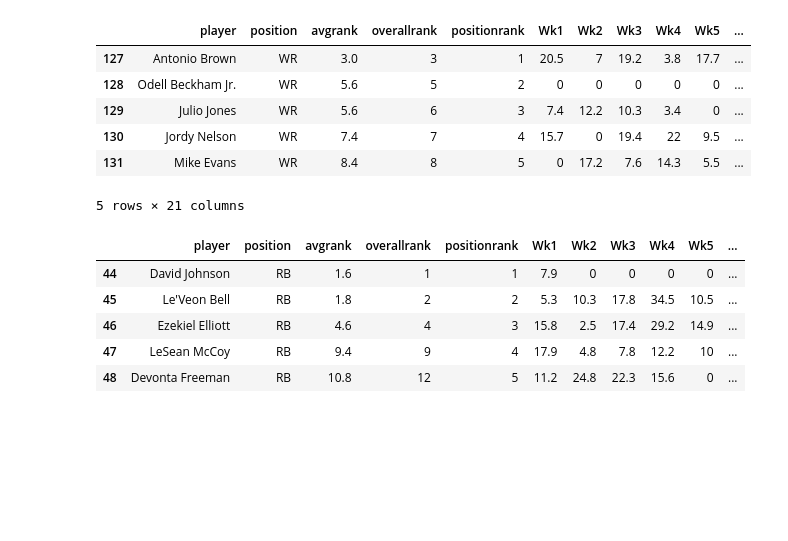
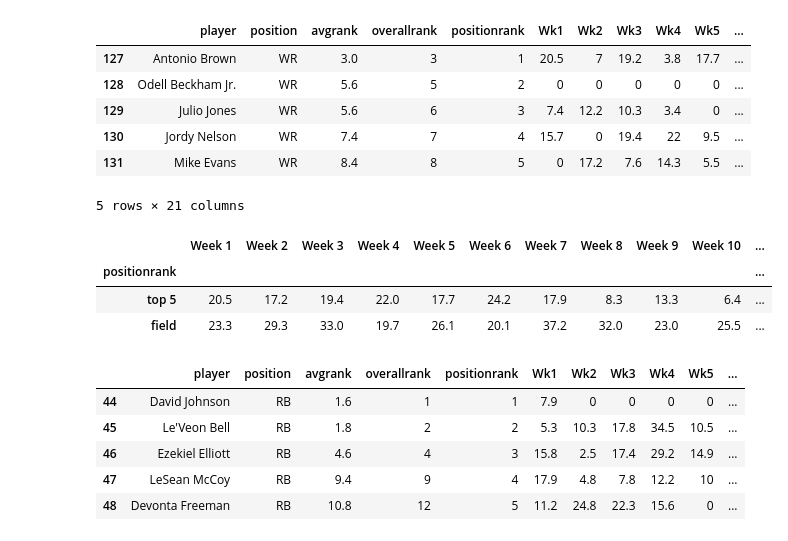
Before and after one commit to MTMUTH/Group_Project_01, a Jupyter notebook: FFL_CleanData-Copy1.ipynb, the cells around one changed output. Cells and saved outputs as stored; diff of their text form; code cells hidden in the pictures; blank space fills up the shorter version.

```diff
--- a/FFL_CleanData-Copy1.ipynb
+++ b/FFL_CleanData-Copy1.ipynb
@@ -226,3 +231,36 @@ dfwr.iloc[:5]
 | 130 | Jordy Nelson | WR | 7.4 | 7 | 4 | 15.7 | 0 | 19.4 | 22 | 9.5 | ... |
 | 131 | Mike Evans | WR | 8.4 | 8 | 5 | 0 | 17.2 | 7.6 | 14.3 | 5.5 | ... |
 5 rows × 21 columns
+# %%
+#WR Establish bins
+#Used Top 6 WRs due to ODell Beckham Jr. being out the entire season
+bins = [0,6,60]
+bin_names = ["top 5","field"]
+
+#Categorize the WRs using the position rank bins
+grouped_WR = dfwr.groupby(pd.cut(dfwr["positionrank"],bins,labels=bin_names))
+
+#WR Weekly Summary Table
+WR_Weekly_Summary=pd.DataFrame({"Week 1":grouped_WR["Wk1"].max(),
+                               "Week 2":grouped_WR["Wk2"].max(),
+                               "Week 3":grouped_WR["Wk3"].max(),
+                               "Week 4":grouped_WR["Wk4"].max(),
+                               "Week 5":grouped_WR["Wk5"].max(),
+                               "Week 6":grouped_WR["Wk6"].max(),
+                               "Week 7":grouped_WR["Wk7"].max(),
+                               "Week 8":grouped_WR["Wk8"].max(),
+                               "Week 9":grouped_WR["Wk9"].max(),
+                               "Week 10":grouped_WR["Wk10"].max(),
+                               "Week 11":grouped_WR["Wk11"].max(),
+                               "Week 12":grouped_WR["Wk12"].max(),
+                               "Week 13":grouped_WR["Wk13"].max(),
+                               "Week 14":grouped_WR["Wk14"].max(),
+                               "Week 15":grouped_WR["Wk15"].max(),
+                               "Week 16":grouped_WR["Wk16"].max(),})
+
+display(WR_Weekly_Summary)
+# %% [output]
+|  | Week 1 | Week 2 | Week 3 | Week 4 | Week 5 | Week 6 | Week 7 | Week 8 | Week 9 | Week 10 | ... |
+| positionrank |  |  |  |  |  |  |  |  |  |  | ... |
+| top 5 | 20.5 | 17.2 | 19.4 | 22.0 | 17.7 | 24.2 | 17.9 | 8.3 | 13.3 | 6.4 | ... |
+| field | 23.3 | 29.3 | 33.0 | 19.7 | 26.1 | 20.1 | 37.2 | 32.0 | 23.0 | 25.5 | ... |
```
Also changed, not shown: parts of 3 cells of this notebook.
